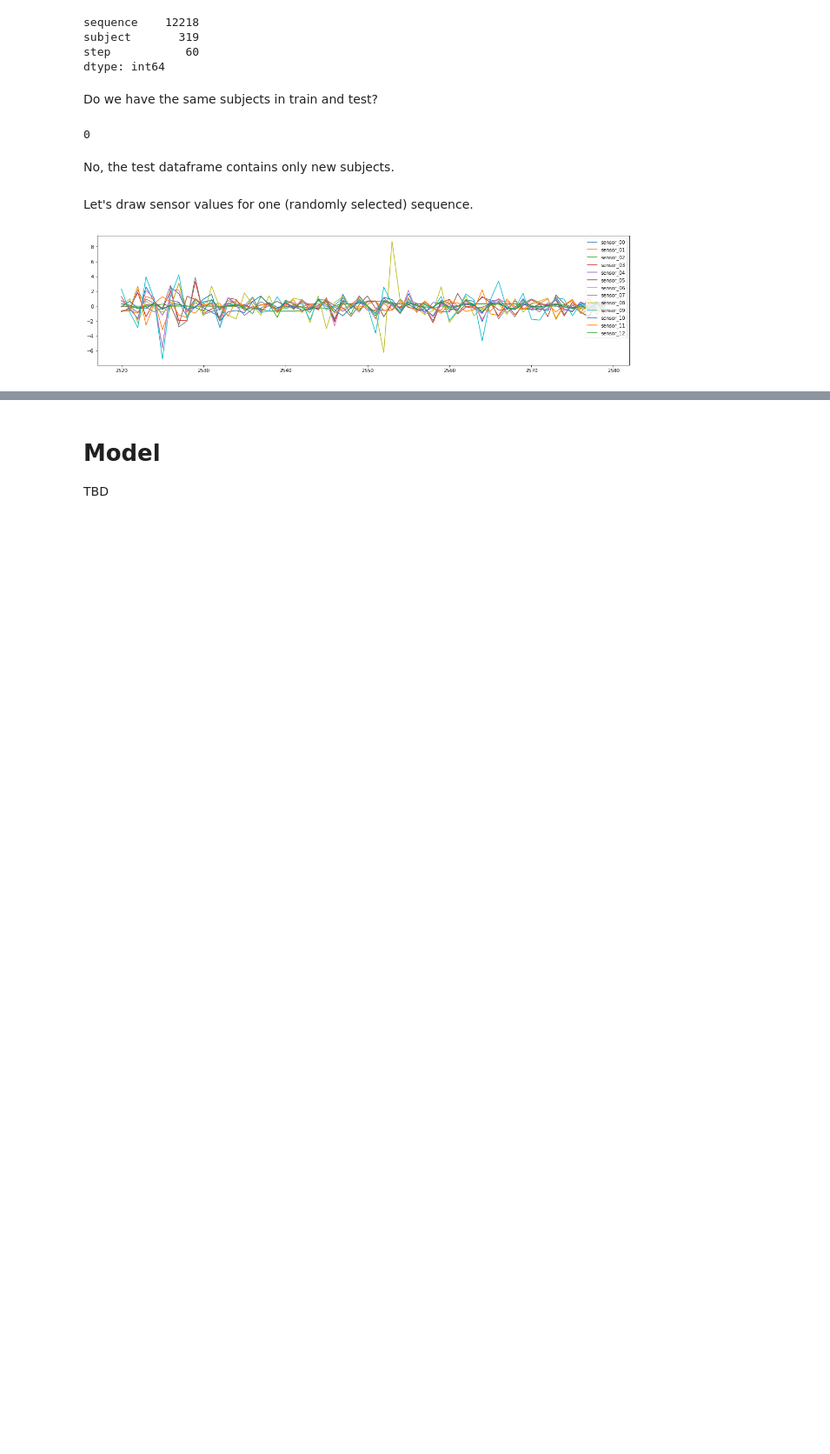
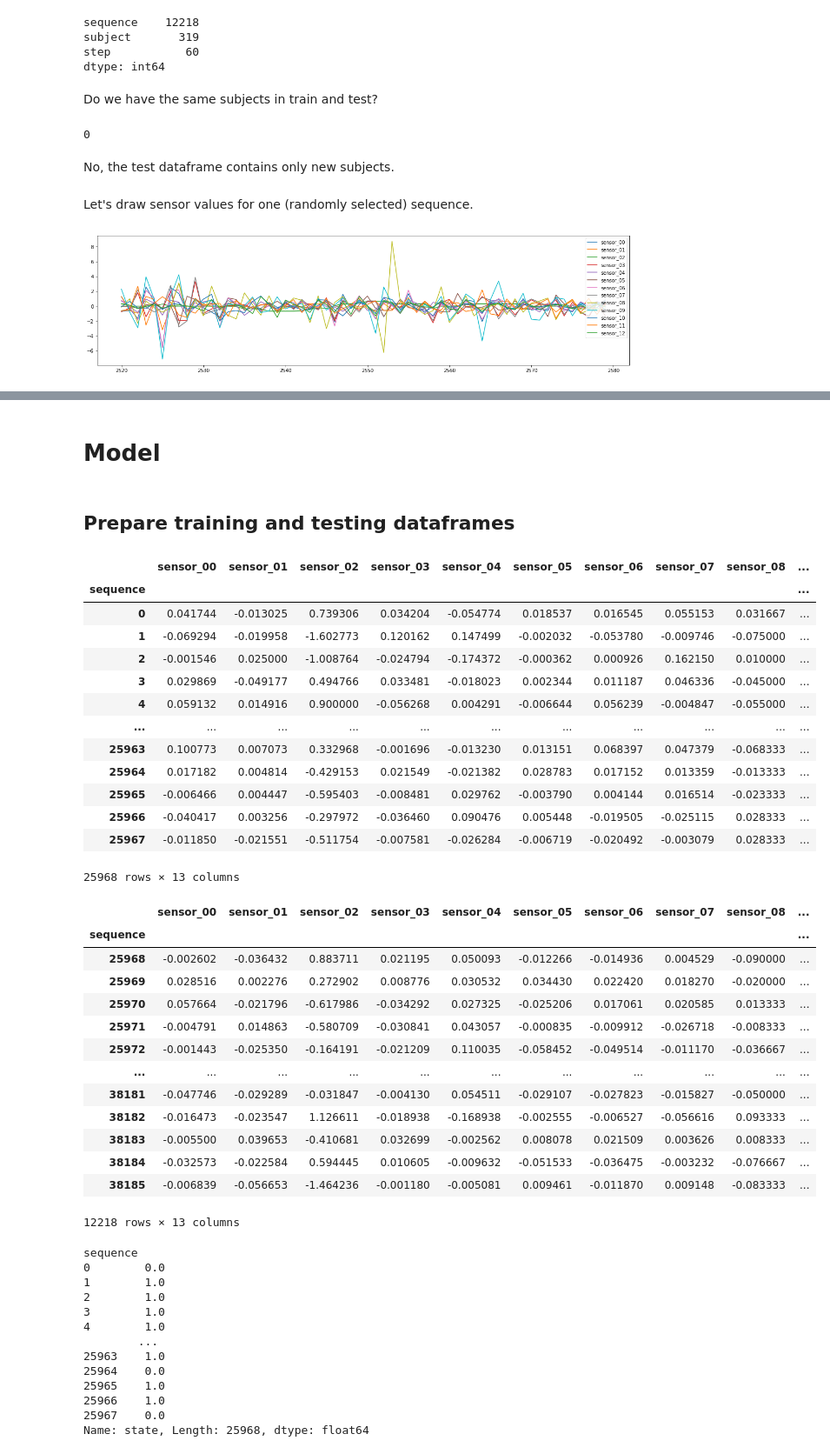
Before and after one commit to Kanaliha/Kaggle, a Jupyter notebook: Competitions/tabular-playground-series-apr-2022/tps-apr22-rookie-eda.ipynb, the cells around one changed output, grey strips where cells are left out. Shown: that part at 87% size. Cells and saved outputs as stored; diff of their text form; code cells hidden in the pictures; blank space fills up the shorter version.

```diff
--- a/Competitions/tabular-playground-series-apr-2022/tps-apr22-rookie-eda.ipynb
+++ b/Competitions/tabular-playground-series-apr-2022/tps-apr22-rookie-eda.ipynb
@@ -85,4 +111,57 @@ seq.drop(['sequence','subject','step','state'], axis=1).plot();
+# %%
+train = train_df.groupby('sequence').mean()
+test = test_df.groupby('sequence').mean()
 # %% [markdown]
 # Model
-
-TBD
+# %% [markdown]
+## Prepare training and testing dataframes
+# %%
+X_train = train.drop(['subject', 'step', 'state'], axis=1)
+X_test = test.drop(['subject', 'step'], axis=1)
+y_train = train['state']
+submission = pd.DataFrame(index = test.index)
+
+
+display(X_train,X_test,y_train)
+# %% [output]
+|  | sensor_00 | sensor_01 | sensor_02 | sensor_03 | sensor_04 | sensor_05 | sensor_06 | sensor_07 | sensor_08 | ... |
+| sequence |  |  |  |  |  |  |  |  |  | ... |
+| 0 | 0.041744 | -0.013025 | 0.739306 | 0.034204 | -0.054774 | 0.018537 | 0.016545 | 0.055153 | 0.031667 | ... |
+| 1 | -0.069294 | -0.019958 | -1.602773 | 0.120162 | 0.147499 | -0.002032 | -0.053780 | -0.009746 | -0.075000 | ... |
+| 2 | -0.001546 | 0.025000 | -1.008764 | -0.024794 | -0.174372 | -0.000362 | 0.000926 | 0.162150 | 0.010000 | ... |
+| 3 | 0.029869 | -0.049177 | 0.494766 | 0.033481 | -0.018023 | 0.002344 | 0.011187 | 0.046336 | -0.045000 | ... |
+| 4 | 0.059132 | 0.014916 | 0.900000 | -0.056268 | 0.004291 | -0.006644 | 0.056239 | -0.004847 | -0.055000 | ... |
+| ... | ... | ... | ... | ... | ... | ... | ... | ... | ... | ... |
+| 25963 | 0.100773 | 0.007073 | 0.332968 | -0.001696 | -0.013230 | 0.013151 | 0.068397 | 0.047379 | -0.068333 | ... |
+| 25964 | 0.017182 | 0.004814 | -0.429153 | 0.021549 | -0.021382 | 0.028783 | 0.017152 | 0.013359 | -0.013333 | ... |
+| 25965 | -0.006466 | 0.004447 | -0.595403 | -0.008481 | 0.029762 | -0.003790 | 0.004144 | 0.016514 | -0.023333 | ... |
+| 25966 | -0.040417 | 0.003256 | -0.297972 | -0.036460 | 0.090476 | 0.005448 | -0.019505 | -0.025115 | 0.028333 | ... |
+| 25967 | -0.011850 | -0.021551 | -0.511754 | -0.007581 | -0.026284 | -0.006719 | -0.020492 | -0.003079 | 0.028333 | ... |
+25968 rows × 13 columns
+|  | sensor_00 | sensor_01 | sensor_02 | sensor_03 | sensor_04 | sensor_05 | sensor_06 | sensor_07 | sensor_08 | ... |
+| sequence |  |  |  |  |  |  |  |  |  | ... |
+| 25968 | -0.002602 | -0.036432 | 0.883711 | 0.021195 | 0.050093 | -0.012266 | -0.014936 | 0.004529 | -0.090000 | ... |
+| 25969 | 0.028516 | 0.002276 | 0.272902 | 0.008776 | 0.030532 | 0.034430 | 0.022420 | 0.018270 | -0.020000 | ... |
+| 25970 | 0.057664 | -0.021796 | -0.617986 | -0.034292 | 0.027325 | -0.025206 | 0.017061 | 0.020585 | 0.013333 | ... |
+| 25971 | -0.004791 | 0.014863 | -0.580709 | -0.030841 | 0.043057 | -0.000835 | -0.009912 | -0.026718 | -0.008333 | ... |
+| 25972 | -0.001443 | -0.025350 | -0.164191 | -0.021209 | 0.110035 | -0.058452 | -0.049514 | -0.011170 | -0.036667 | ... |
+| ... | ... | ... | ... | ... | ... | ... | ... | ... | ... | ... |
+| 38181 | -0.047746 | -0.029289 | -0.031847 | -0.004130 | 0.054511 | -0.029107 | -0.027823 | -0.015827 | -0.050000 | ... |
+| 38182 | -0.016473 | -0.023547 | 1.126611 | -0.018938 | -0.168938 | -0.002555 | -0.006527 | -0.056616 | 0.093333 | ... |
+| 38183 | -0.005500 | 0.039653 | -0.410681 | 0.032699 | -0.002562 | 0.008078 | 0.021509 | 0.003626 | 0.008333 | ... |
+| 38184 | -0.032573 | -0.022584 | 0.594445 | 0.010605 | -0.009632 | -0.051533 | -0.036475 | -0.003232 | -0.076667 | ... |
+| 38185 | -0.006839 | -0.056653 | -1.464236 | -0.001180 | -0.005081 | 0.009461 | -0.011870 | 0.009148 | -0.083333 | ... |
+12218 rows × 13 columns
+sequence
+0        0.0
+1        1.0
+2        1.0
+3        1.0
+4        1.0
+        ...
+25963    1.0
+25964    0.0
+25965    1.0
+25966    1.0
+25967    0.0
+Name: state, Length: 25968, dtype: float64
```
Also changed, not shown: parts of 12 cells of this notebook.
